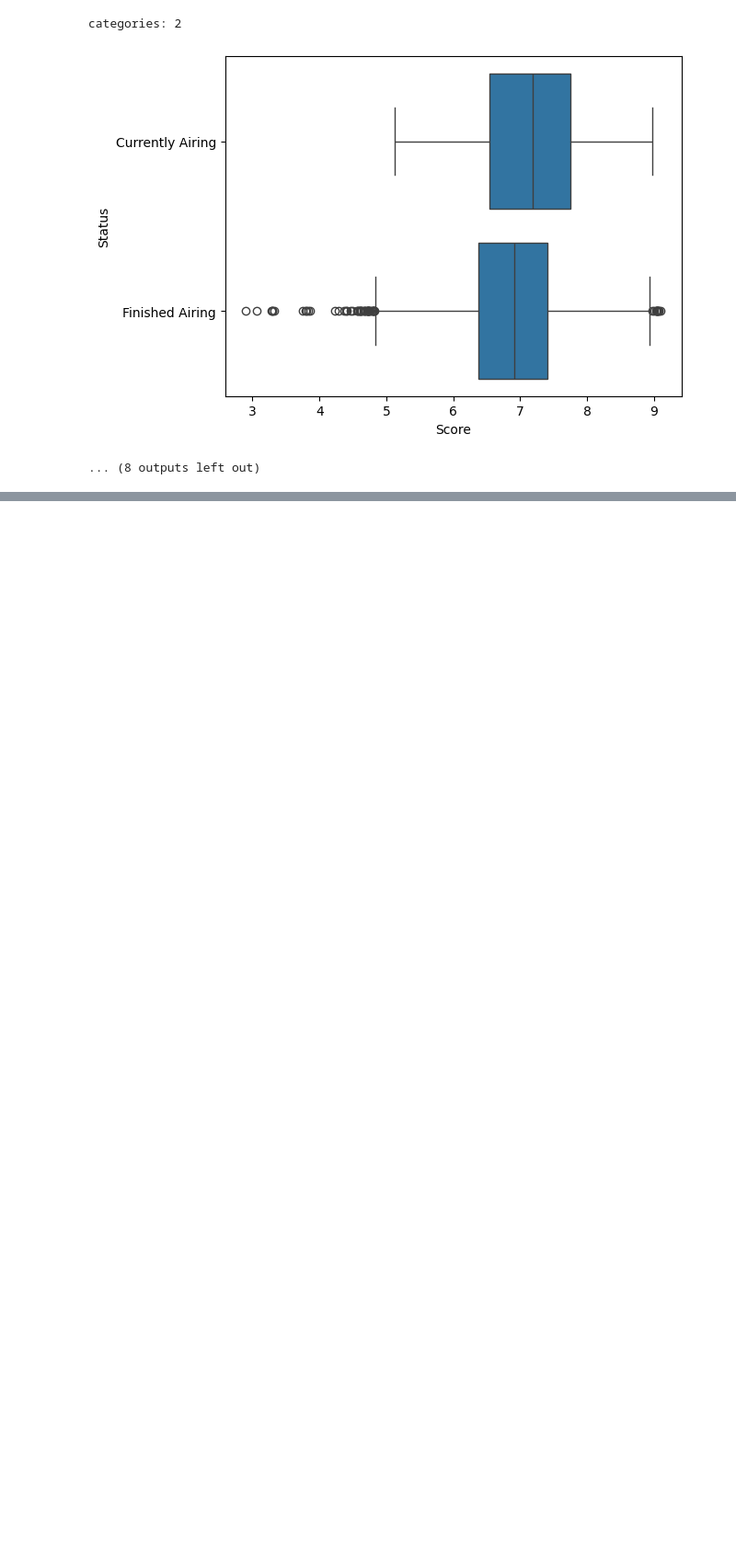
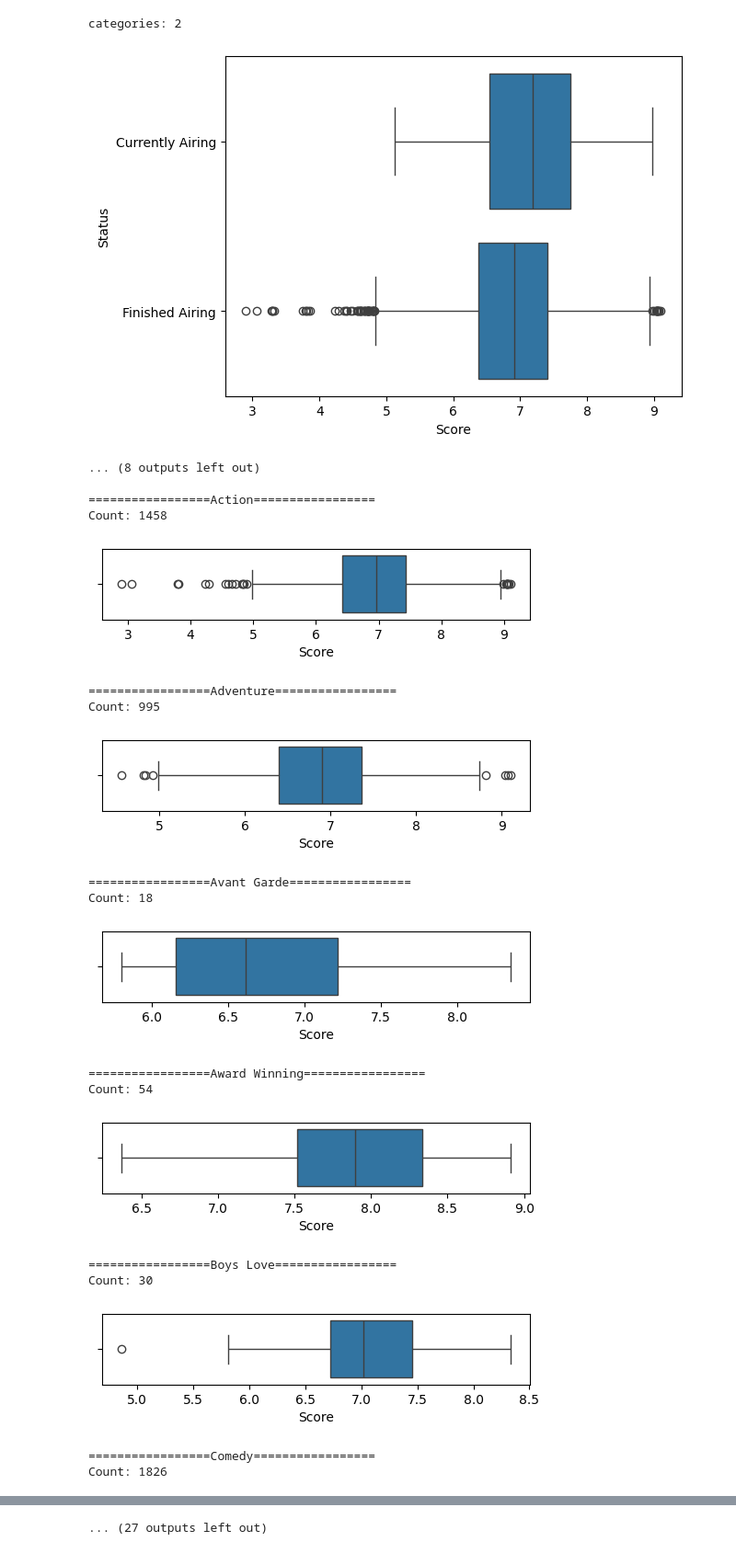
Before and after one commit to GabrielLim01/SC1015-Anime-Analysis, a Jupyter notebook: mal.ipynb, the cells around one changed output, grey strips where cells are left out. Shown at 92% size. Cells and saved outputs as stored; diff of their text form; code cells hidden in the pictures; blank space fills up the shorter version.

Commit message:
analyse genres

```diff
--- a/mal.ipynb
+++ b/mal.ipynb
@@ -15,6 +18,8 @@ category_cols = ['Rating','Type','Status','Source','season']
 int_cols = ['Rank','Episodes','Scored By','Popularity','Favorites','Members','Premier_Month']
 float_cols = ['Score']
 
+genres = ['Action', 'Adventure', 'Avant Garde', 'Award Winning', 'Boys Love', 'Comedy', 'Drama', 'Fantasy', 'Girls Love', 'Gourmet', 'Horror', 'Mystery', 'Romance', 'Sci-Fi', 'Slice of Life', 'Sports', 'Supernatural', 'Suspense', 'Ecchi']
+
 types = dict([(i,'category') for i in category_cols])
 
 df = pd.read_csv('cleaned_data.csv')
@@ -269,3 +274,49 @@ categories: 1
 categories: 2
 [figure]
 ... (8 outputs left out)
+# %%
+# this will become the dataframe storing the genre stats
+genre_stats = []
+
+for genre in genres:
+    print(f'================={genre}=================')
+    df2 = df[df[genre]==True]
+    stats = [genre]
+
+    # get count
+    count = len(df2.index)
+    stats.append(count)
+
+    # get quantiles
+    quantiles = [0.25,0.5,0.75]
+    for quantile in quantiles:
+        stats.append(df2['Score'].quantile(quantile))
+
+    print(f'Count: {count}')
+
+    plt.figure(figsize=(6,1))
+    sb.boxplot(data=df2['Score'],orient='h')
+    plt.show()
+
+    genre_stats.append(stats)
+
+genre_stats = pd.DataFrame(genre_stats,columns=['Genre','Count','25','50','75'])
+genre_stats
+# %% [output]
+=================Action=================
+Count: 1458
+[figure, added]
+=================Adventure=================
+Count: 995
+[figure, added]
+=================Avant Garde=================
+Count: 18
+[figure, added]
+=================Award Winning=================
+Count: 54
+[figure, added]
+=================Boys Love=================
+Count: 30
+[figure, added]
+=================Comedy=================
+Count: 1826
@@ -271,0 +324 @@ categories: 2
+... (27 outputs left out)
```
Also changed, not shown: parts of 5 cells of this notebook, 1 other file.
